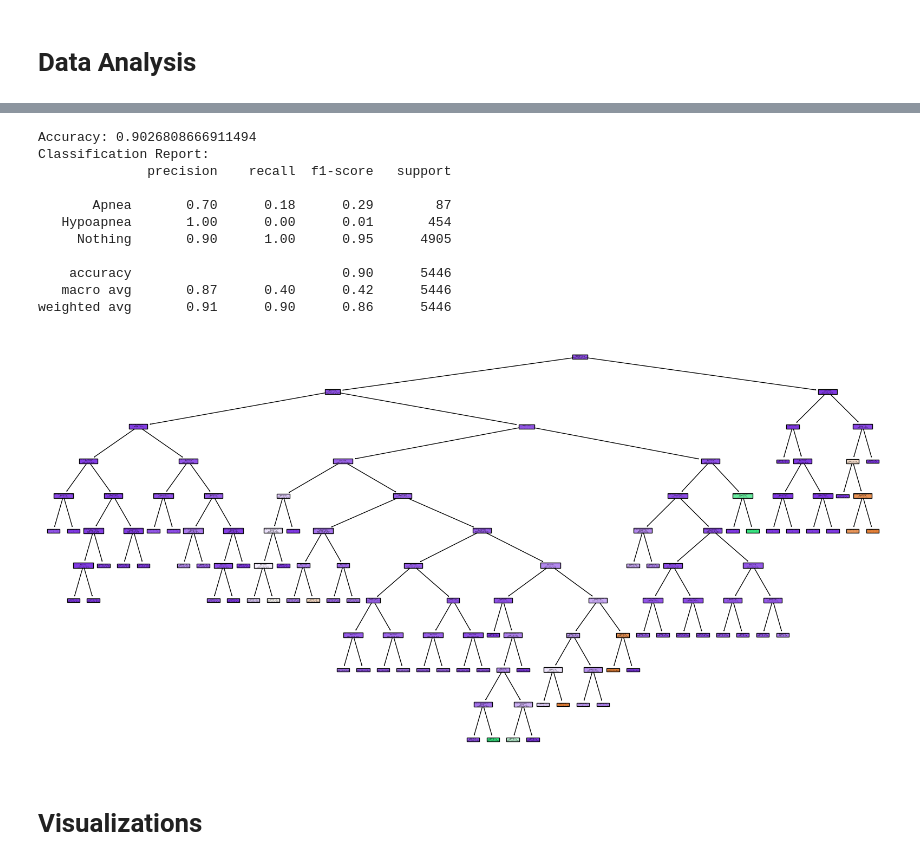
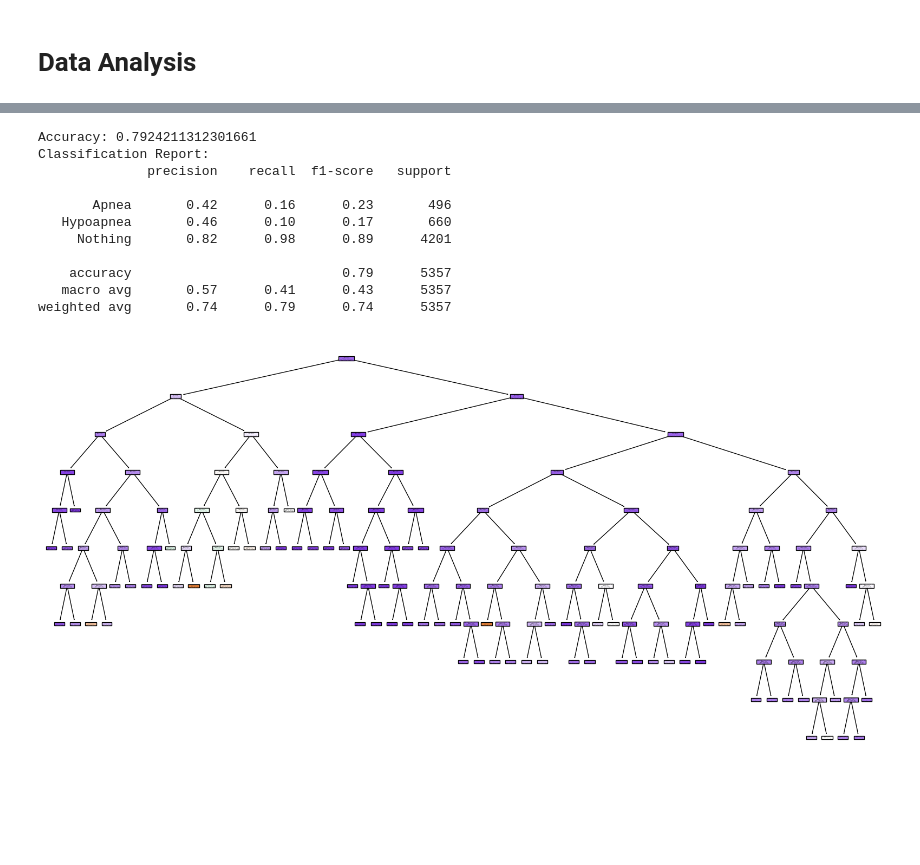
Before and after one commit to AnnaGass/DSA-SleepHealthData, a Jupyter notebook: 03_DecisionTree.ipynb, the cells around one changed output, grey strips where cells are left out. Cells and saved outputs as stored; diff of their text form; code cells hidden in the pictures; blank space fills up the shorter version.

```diff
--- a/03_DecisionTree.ipynb
+++ b/03_DecisionTree.ipynb
@@ -66,3 +41,8 @@ base_data = output_directory + "base_data.csv"
+# %%
+# @title Define constants { display-mode: "both" }
+output_directory = "results/"
+
+base_data = "./base_data.csv"
 # %%
 # @title Create output directory for subject { display-mode: "both" }
 
@@ -454,9 +54,9 @@ plt.show()
 # %%
-# @title Decision Tree
+# @title Decision Tree with unchanged input data
 
 # Set the output file and image path
-output_file = results_dir + "decision_tree.txt"
-output_image = graphs_dir + "decision_tree.png"
+output_file = output_directory + "decision_tree.txt"
+output_image = output_directory + "decision_tree.png"
 
 # Load the CSV file
 df = pd.read_csv(base_data)
@@ -482,40 +82,38 @@ clf = DecisionTreeClassifier(random_state=42)
 clf.fit(X_train, y_train)
 
 # Predict on the test set
 y_pred = clf.predict(X_test)
 
 # Calculate accuracy
 accuracy = accuracy_score(y_test, y_pred)
 classification_report_str = classification_report(y_test, y_pred)
 
 # Save the accuracy and classification report to a text file
 with open(output_file, 'w') as f:
     f.write(f'Accuracy: {accuracy}\n')
     f.write('Classification Report:\n')
     f.write(classification_report_str)
 
 print(f"Accuracy: {accuracy}")
 print("Classification Report:")
 print(classification_report_str)
 
 # Visualize the decision tree
 plt.figure(figsize=(20,10))
 plot_tree(clf, feature_names=X.columns, class_names=le.classes_, filled=True)
 plt.savefig(output_image)
 plt.show()
 plt.close()
 # %% [output]
-Accuracy: 0.9026808666911494
+Accuracy: 0.7924211312301661
 Classification Report:
               precision    recall  f1-score   support
 
-       Apnea       0.70      0.18      0.29        87
-   Hypoapnea       1.00      0.00      0.01       454
-     Nothing       0.90      1.00      0.95      4905
+       Apnea       0.42      0.16      0.23       496
+   Hypoapnea       0.46      0.10      0.17       660
+     Nothing       0.82      0.98      0.89      4201
 
-    accuracy                           0.90      5446
-   macro avg       0.87      0.40      0.42      5446
-weighted avg       0.91      0.90      0.86      5446
+    accuracy                           0.79      5357
+   macro avg       0.57      0.41      0.43      5357
+weighted avg       0.74      0.79      0.74      5357
-[figure, old version]
+[figure, new version]
-# %% [markdown]
-# Visualizations
```
Also changed, not shown: parts of 26 cells of this notebook.
